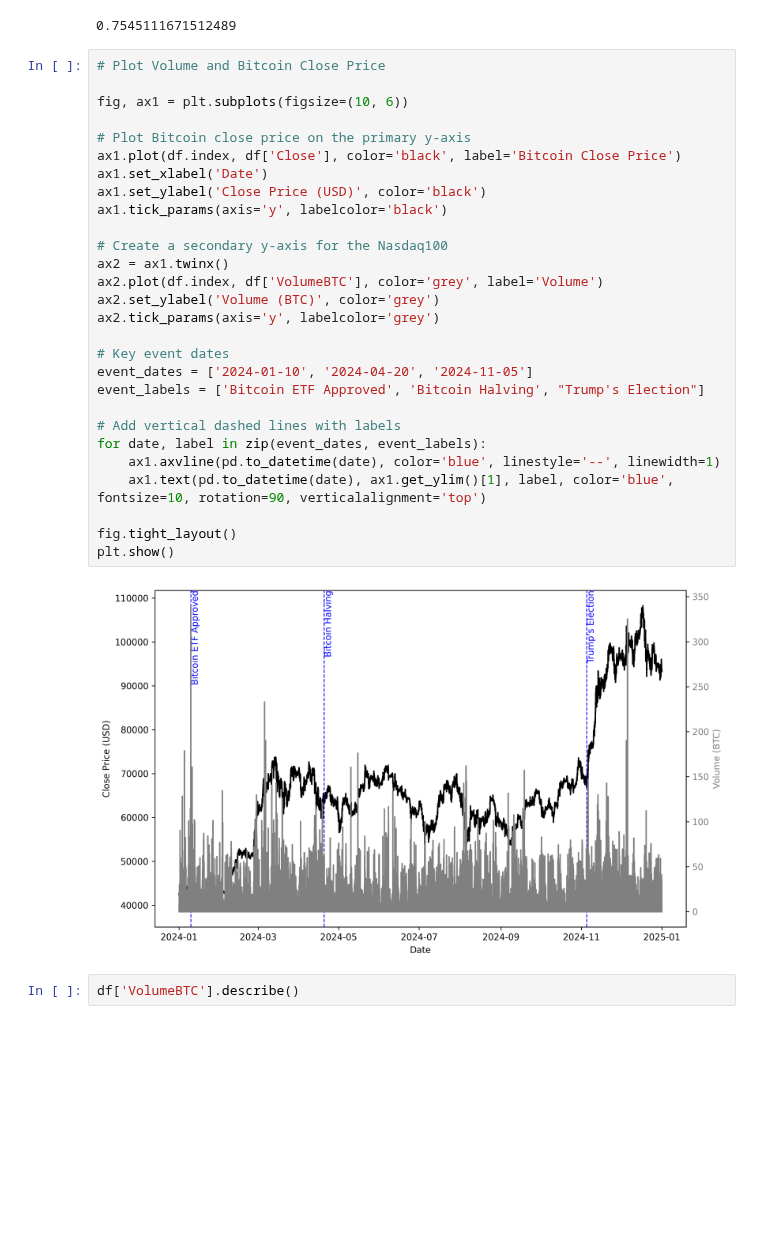
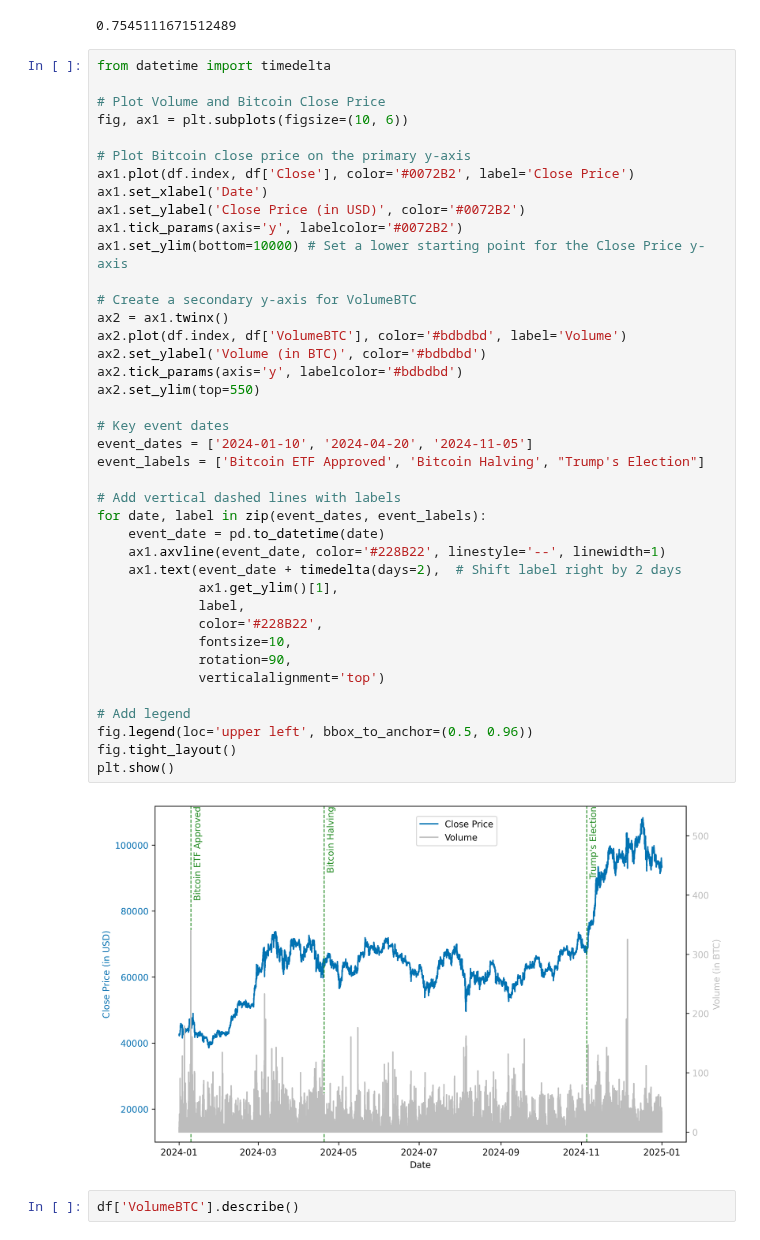
Before and after one commit to alexzheng123/EC331-project, a Jupyter notebook: EMH/Code/combine_data_3.ipynb, the cells around one changed output. Saved outputs shown, nothing was run; the diff lists cells and outputs as text; blank space fills up the shorter version.

```diff
--- a/EMH/Code/combine_data_3.ipynb
+++ b/EMH/Code/combine_data_3.ipynb
@@ -291,35 +291,47 @@ df['Close'].corr(df["Nasdaq100"])
 # %% [output]
 0.7545111671512489
 # %%
-# Plot Volume and Bitcoin Close Price
+from datetime import timedelta
 
+# Plot Volume and Bitcoin Close Price
 fig, ax1 = plt.subplots(figsize=(10, 6))
 
 # Plot Bitcoin close price on the primary y-axis
-ax1.plot(df.index, df['Close'], color='black', label='Bitcoin Close Price')
+ax1.plot(df.index, df['Close'], color='#0072B2', label='Close Price')
 ax1.set_xlabel('Date')
-ax1.set_ylabel('Close Price (USD)', color='black')
-ax1.tick_params(axis='y', labelcolor='black')
+ax1.set_ylabel('Close Price (in USD)', color='#0072B2')
+ax1.tick_params(axis='y', labelcolor='#0072B2')
+ax1.set_ylim(bottom=10000) # Set a lower starting point for the Close Price y-axis
 
-# Create a secondary y-axis for the Nasdaq100
+# Create a secondary y-axis for VolumeBTC
 ax2 = ax1.twinx()
-ax2.plot(df.index, df['VolumeBTC'], color='grey', label='Volume')
-ax2.set_ylabel('Volume (BTC)', color='grey')
-ax2.tick_params(axis='y', labelcolor='grey')
+ax2.plot(df.index, df['VolumeBTC'], color='#bdbdbd', label='Volume')
+ax2.set_ylabel('Volume (in BTC)', color='#bdbdbd')
+ax2.tick_params(axis='y', labelcolor='#bdbdbd')
+ax2.set_ylim(top=550)
 
 # Key event dates
 event_dates = ['2024-01-10', '2024-04-20', '2024-11-05']
 event_labels = ['Bitcoin ETF Approved', 'Bitcoin Halving', "Trump's Election"]
 
 # Add vertical dashed lines with labels
 for date, label in zip(event_dates, event_labels):
-    ax1.axvline(pd.to_datetime(date), color='blue', linestyle='--', linewidth=1)
-    ax1.text(pd.to_datetime(date), ax1.get_ylim()[1], label, color='blue', fontsize=10, rotation=90, verticalalignment='top')
+    event_date = pd.to_datetime(date)
+    ax1.axvline(event_date, color='#228B22', linestyle='--', linewidth=1)
+    ax1.text(event_date + timedelta(days=2),  # Shift label right by 2 days
+             ax1.get_ylim()[1],
+             label,
+             color='#228B22',
+             fontsize=10,
+             rotation=90,
+             verticalalignment='top')
 
+# Add legend
+fig.legend(loc='upper left', bbox_to_anchor=(0.5, 0.96))
 fig.tight_layout()
 plt.show()
 # %% [output]
-[figure, old version]
+[figure, new version]
 # %%
 df['VolumeBTC'].describe()
 # %% [output]
```
Also changed, not shown: 15 other files.
